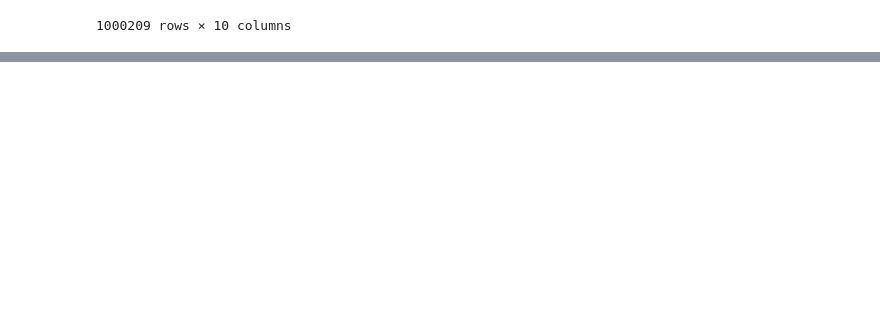
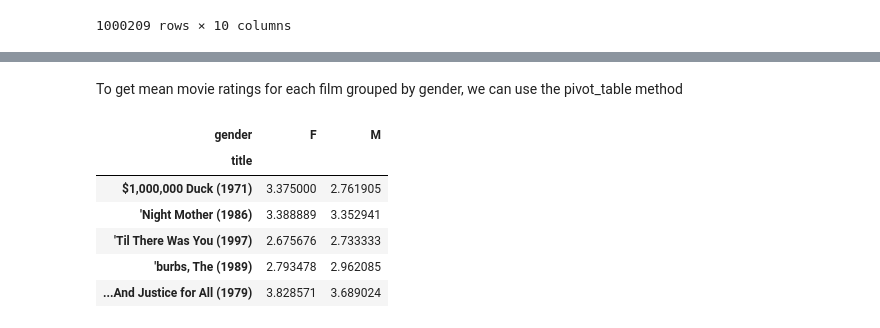
Before and after one commit to alvaro004/DataAnalysisBasics, a Jupyter notebook: DataWorking.ipynb, the cells around one changed output, grey strips where cells are left out. Drawn from its saved outputs; the diff is of its cells as text; code cells hidden in the pictures; blank space fills up the shorter version.

```diff
--- a/DataWorking.ipynb
+++ b/DataWorking.ipynb
@@ -82,0 +105,14 @@ data
+# %% [markdown]
+To get mean movie ratings for each film grouped by gender, we can use the
+pivot_table method
+# %%
+mean_ratings = data.pivot_table("rating", index="title", columns="gender", aggfunc="mean")
+mean_ratings.head(5)
+# %% [output]
+| gender | F | M |
+| title |  |  |
+| $1,000,000 Duck (1971) | 3.375000 | 2.761905 |
+| 'Night Mother (1986) | 3.388889 | 3.352941 |
+| 'Til There Was You (1997) | 2.675676 | 2.733333 |
+| 'burbs, The (1989) | 2.793478 | 2.962085 |
+| ...And Justice for All (1979) | 3.828571 | 3.689024 |
```
Also changed, not shown: parts of 3 cells of this notebook.
